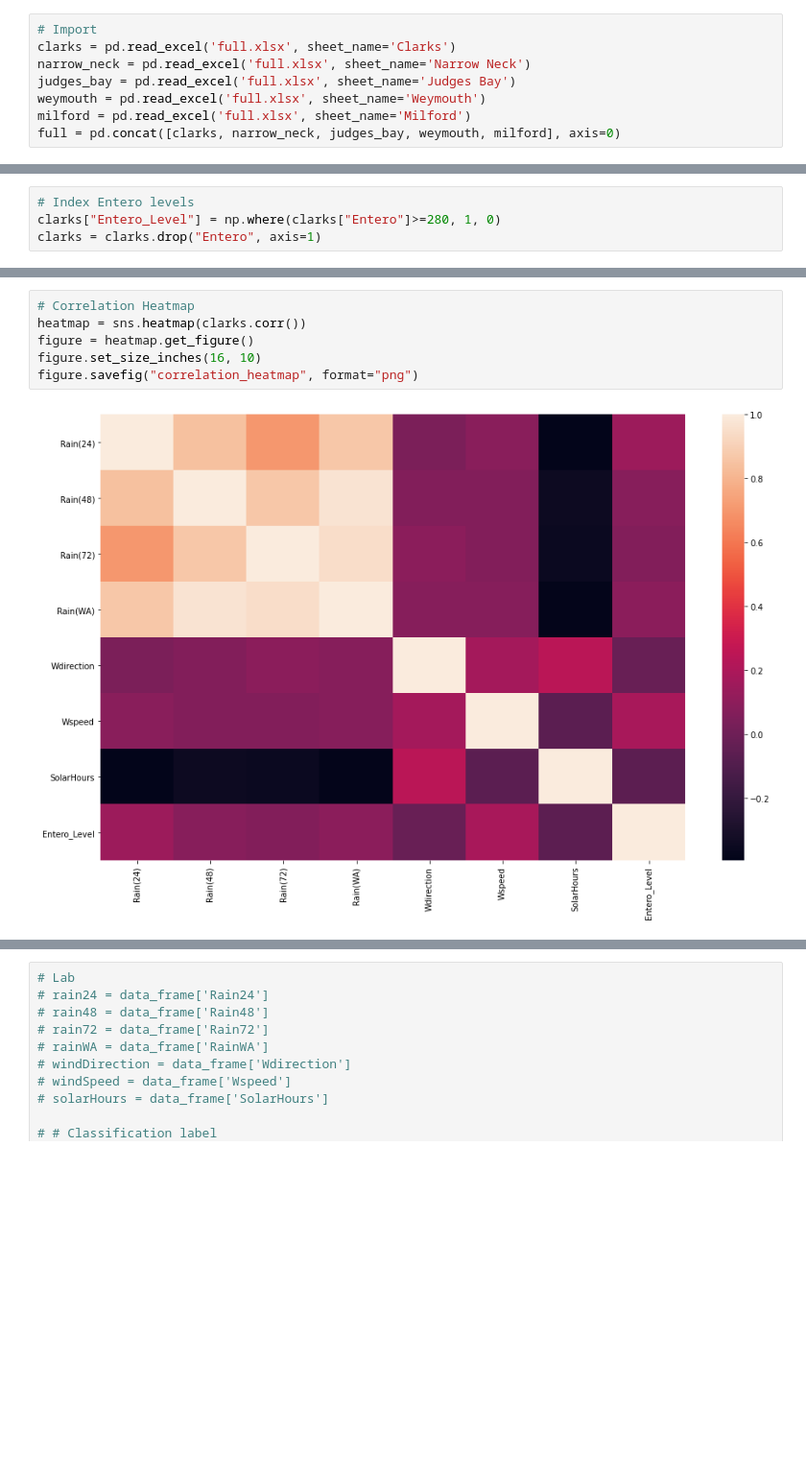
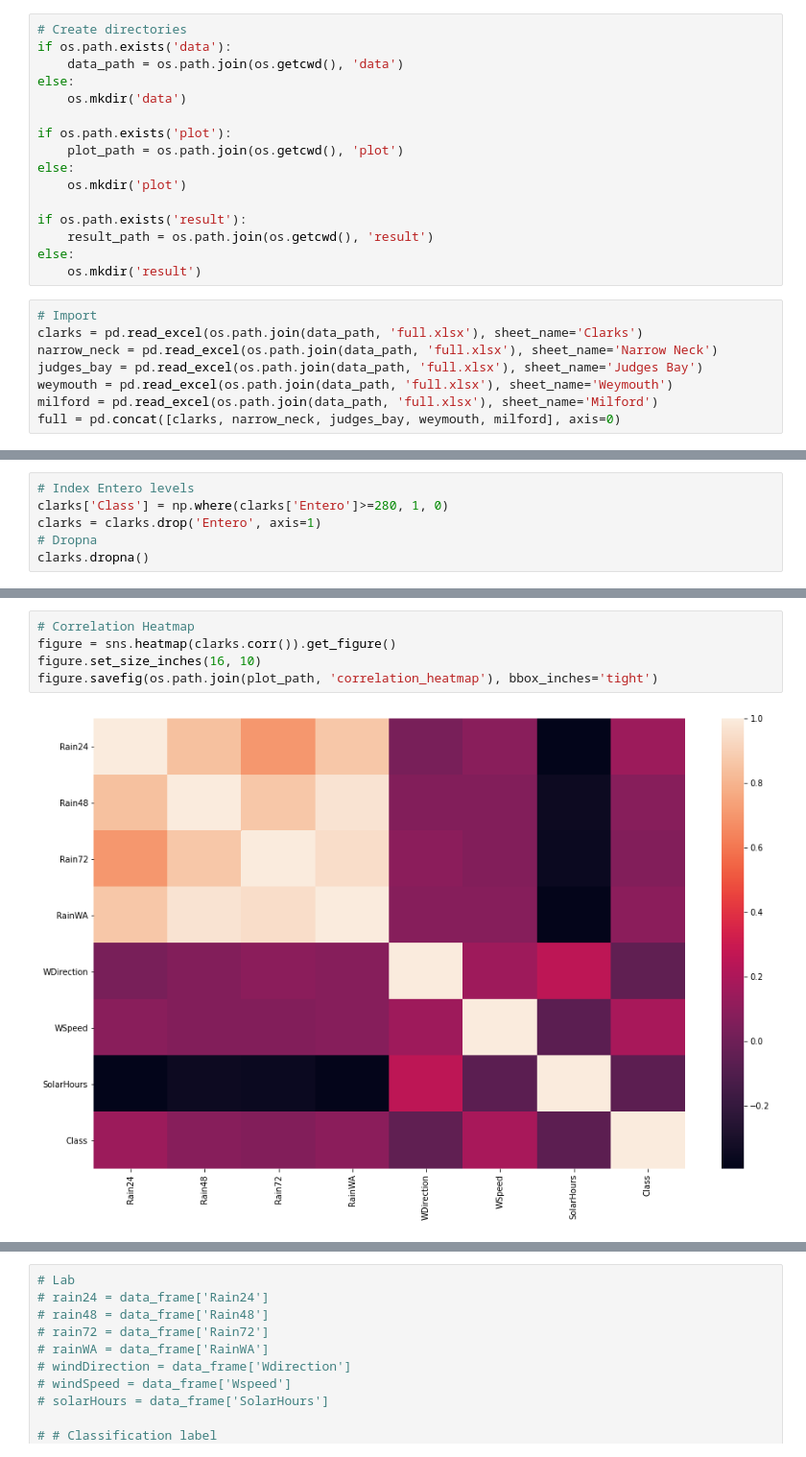
Before and after one commit to ChanningW2211/PB5, a Jupyter notebook: PB5.ipynb, the cells around one changed output, grey strips where cells are left out. Shown: that part at 96% size. Cells and saved outputs as stored; diff of their text form; blank space fills up the shorter version.

```diff
--- a/PB5.ipynb
+++ b/PB5.ipynb
@@ -4,11 +5,27 @@ import pandas as pd
 import numpy as np
 import matplotlib.pyplot as plt
 import seaborn as sns
+# %%
+# Create directories
+if os.path.exists('data'):
+    data_path = os.path.join(os.getcwd(), 'data')
+else:
+    os.mkdir('data')
+
+if os.path.exists('plot'):
+    plot_path = os.path.join(os.getcwd(), 'plot')
+else:
+    os.mkdir('plot')
+
+if os.path.exists('result'):
+    result_path = os.path.join(os.getcwd(), 'result')
+else:
+    os.mkdir('result')
 # %%
 # Import
-clarks = pd.read_excel('full.xlsx', sheet_name='Clarks')
-narrow_neck = pd.read_excel('full.xlsx', sheet_name='Narrow Neck')
-judges_bay = pd.read_excel('full.xlsx', sheet_name='Judges Bay')
-weymouth = pd.read_excel('full.xlsx', sheet_name='Weymouth')
-milford = pd.read_excel('full.xlsx', sheet_name='Milford')
+clarks = pd.read_excel(os.path.join(data_path, 'full.xlsx'), sheet_name='Clarks')
+narrow_neck = pd.read_excel(os.path.join(data_path, 'full.xlsx'), sheet_name='Narrow Neck')
+judges_bay = pd.read_excel(os.path.join(data_path, 'full.xlsx'), sheet_name='Judges Bay')
+weymouth = pd.read_excel(os.path.join(data_path, 'full.xlsx'), sheet_name='Weymouth')
+milford = pd.read_excel(os.path.join(data_path, 'full.xlsx'), sheet_name='Milford')
 full = pd.concat([clarks, narrow_neck, judges_bay, weymouth, milford], axis=0)
@@ -32,4 +31,0 @@ clarks
-# %%
-# Index Entero levels
-clarks["Entero_Level"] = np.where(clarks["Entero"]>=280, 1, 0)
-clarks = clarks.drop("Entero", axis=1)
@@ -35,0 +65,6 @@ clarks = clarks.drop("Entero", axis=1)
+# %%
+# Index Entero levels
+clarks['Class'] = np.where(clarks['Entero']>=280, 1, 0)
+clarks = clarks.drop('Entero', axis=1)
+# Dropna
+clarks.dropna()
@@ -92,8 +125,7 @@ figure.savefig("boxplot", format="png")
 # %%
 # Correlation Heatmap
-heatmap = sns.heatmap(clarks.corr())
-figure = heatmap.get_figure()
+figure = sns.heatmap(clarks.corr()).get_figure()
 figure.set_size_inches(16, 10)
-figure.savefig("correlation_heatmap", format="png")
+figure.savefig(os.path.join(plot_path, 'correlation_heatmap'), bbox_inches='tight')
 # %% [output]
-[figure, old version]
+[figure, new version]
```
Also changed, not shown: parts of 10 cells of this notebook, 6 other files.
